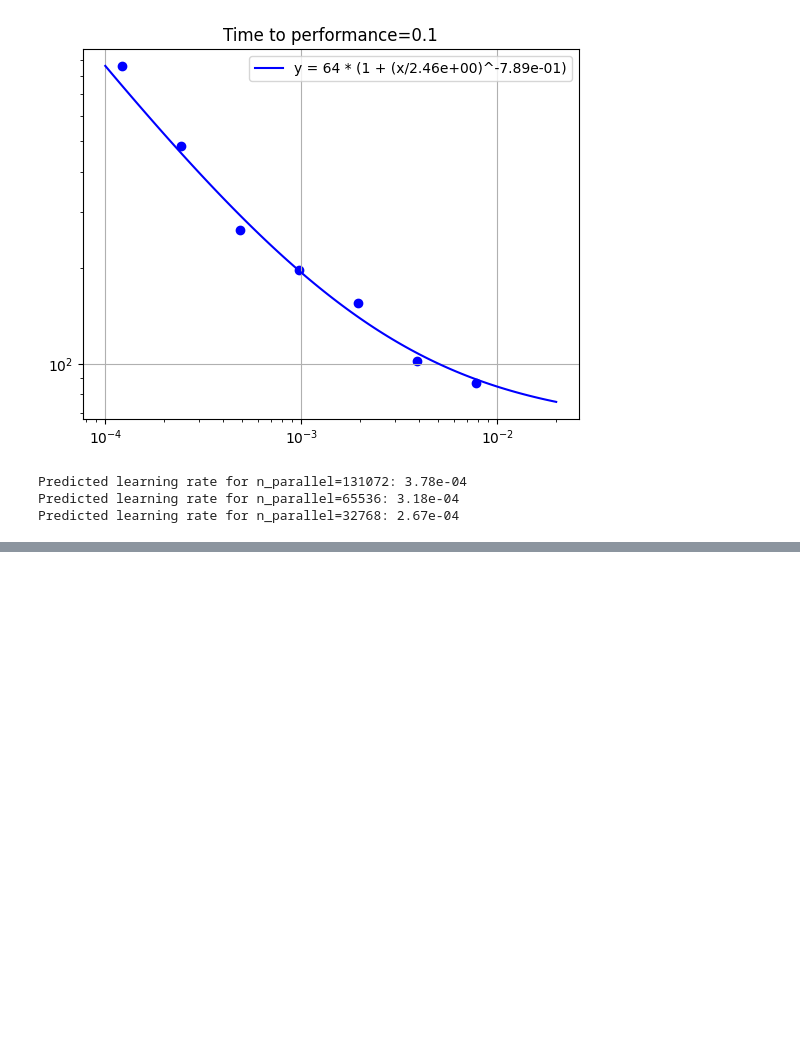
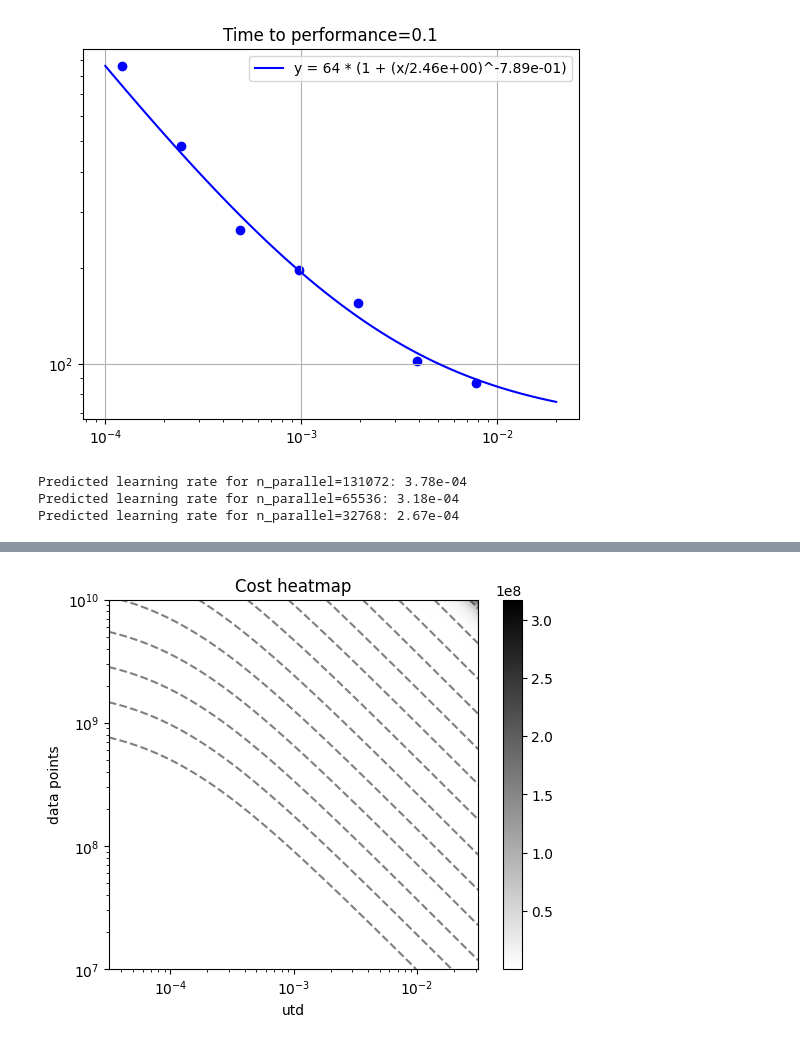
Before and after one commit to orybkin/IsaacGymEnvs, a Jupyter notebook: isaacgymenvs/sac/qscaled_pareto.ipynb, the cells around one changed output, grey strips where cells are left out. Drawn from its saved outputs; the diff is of its cells as text; code cells hidden in the pictures; blank space fills up the shorter version.

Commit message:
ig push data and analysis

```diff
--- a/isaacgymenvs/sac/qscaled_pareto.ipynb
+++ b/isaacgymenvs/sac/qscaled_pareto.ipynb
@@ -82,0 +115,25 @@ Predicted learning rate for n_parallel=32768: 2.67e-04
+# %%
+# plot a cost heatmap with toy data
+
+x = np.logspace(-4.5, -1.5, 100) # utd
+y = np.logspace(7, 10, 100)      # data points
+utd, data_points = np.meshgrid(x, y)
+# rl update time: 13 fps, step inference time: 1e5 fps
+c = 1e-4 # cost of data relative to cost of gradient step
+cost = data_points * c + data_points * utd
+plt.imshow(cost, cmap='binary', interpolation='bilinear', origin='lower',
+           extent=[x.min(), x.max(),
+                  y.min(), y.max()])
+plt.colorbar()
+
+# plot lines of iso cost
+plt.contour(utd, data_points, cost, levels=np.logspace(5, 9, 15), colors='black', alpha=0.5, linestyles='dashed')
+
+plt.title('Cost heatmap')
+plt.xscale('log')
+plt.yscale('log')
+plt.xlabel('utd')
+plt.ylabel('data points')
+plt.show()
+# %% [output]
+[figure, added]
```
Also changed, not shown: parts of 8 cells of this notebook, 9 other files.
